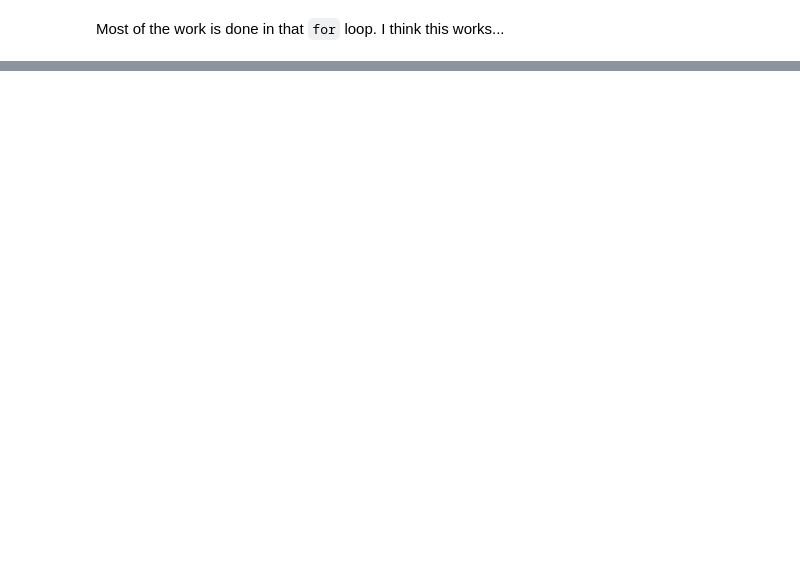
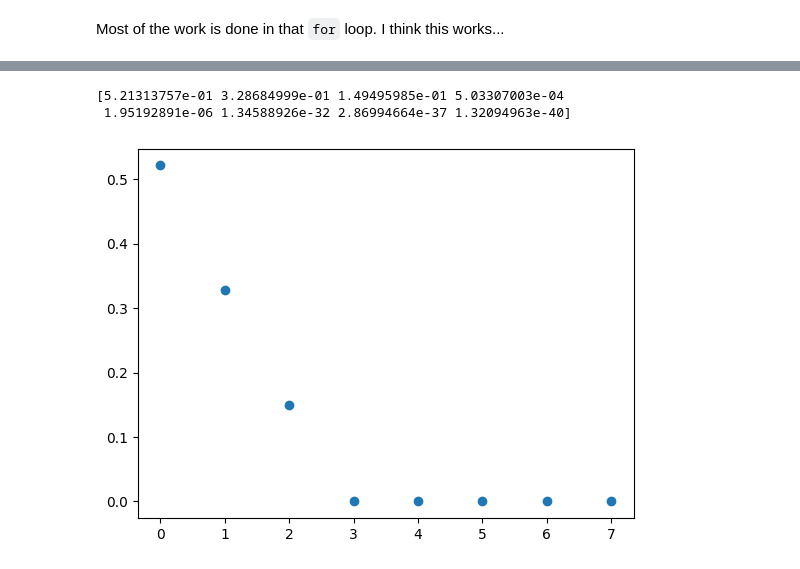
Before and after one commit to nurfnick/SMaRT2023, a Jupyter notebook: Code/StartedCleaningData.ipynb, the cells around one changed output, grey strips where cells are left out. Saved outputs shown, nothing was run; the diff lists cells and outputs as text; code cells hidden in the pictures; blank space fills up the shorter version.

```diff
--- a/Code/StartedCleaningData.ipynb
+++ b/Code/StartedCleaningData.ipynb
@@ -151,0 +175,3 @@ data['Days_Since_min'] = (pa.to_datetime(data['week_ending'])-base_date).dt.days
+# %%
+data = data[~data.isna().any(axis=1)] #removes nan
+data.head()
@@ -151,0 +185,21 @@ data['Days_Since_min'] = (pa.to_datetime(data['week_ending'])-base_date).dt.days
+# %%
+variantEmerges = data.variant_emerges
+data = data.iloc[:,[3,4,5,9,10,11,12,13]]
+# %%
+from sklearn.decomposition import PCA
+from sklearn import preprocessing
+
+min_max_scaler = preprocessing.MinMaxScaler()
+#X = min_max_scaler.fit_transform(data)
+X = preprocessing.scale(data)
+
+pca = PCA(n_components=8)
+XPCA = pca.fit_transform(X)
+py.plot(pca.explained_variance_ratio_,'o');
+
+
+print(pca.explained_variance_ratio_)
+# %% [output]
+[5.21313757e-01 3.28684999e-01 1.49495985e-01 5.03307003e-04
+ 1.95192891e-06 1.34588926e-32 2.86994664e-37 1.32094963e-40]
+[figure, added]
```
Also changed, not shown: parts of 24 cells of this notebook.
